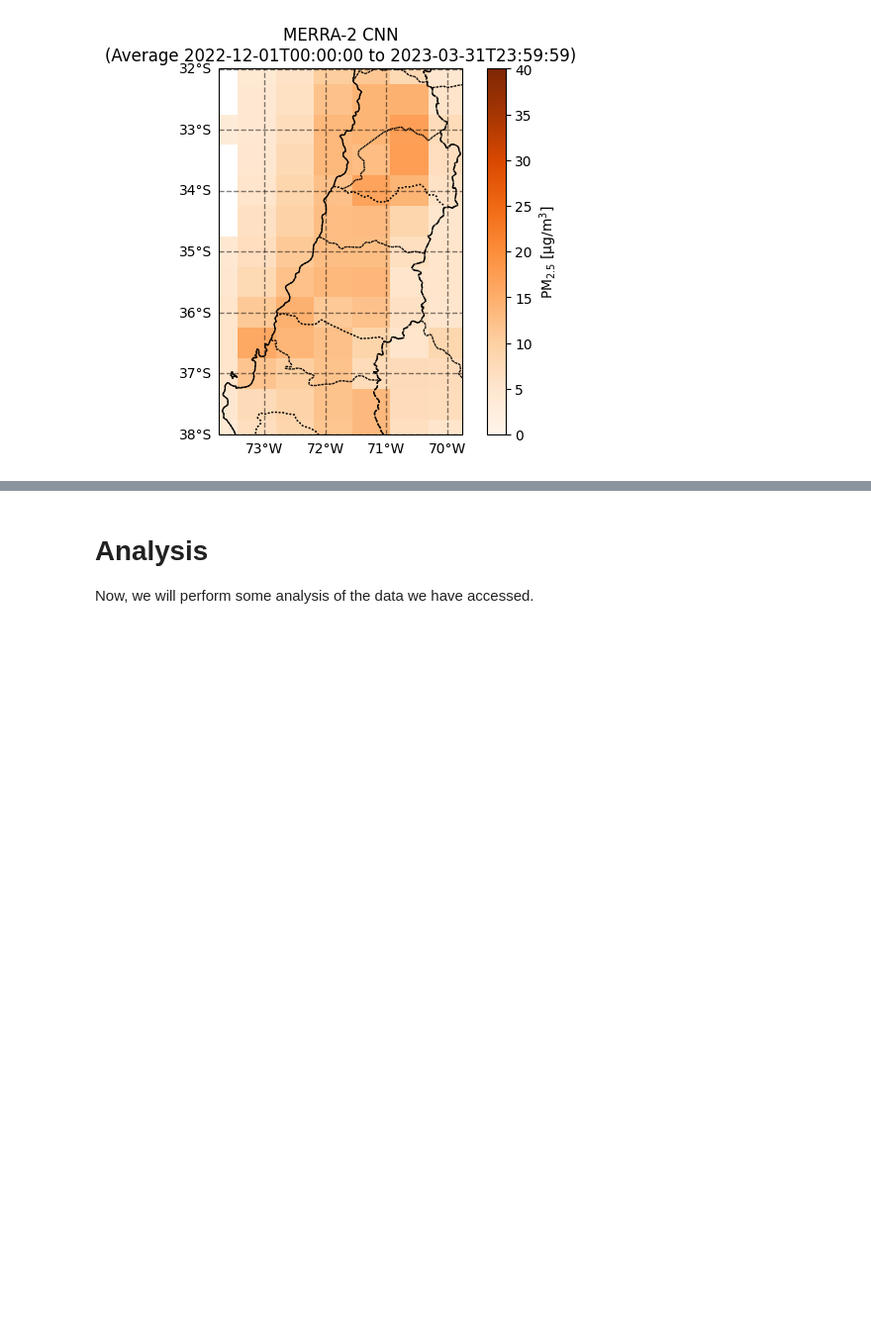
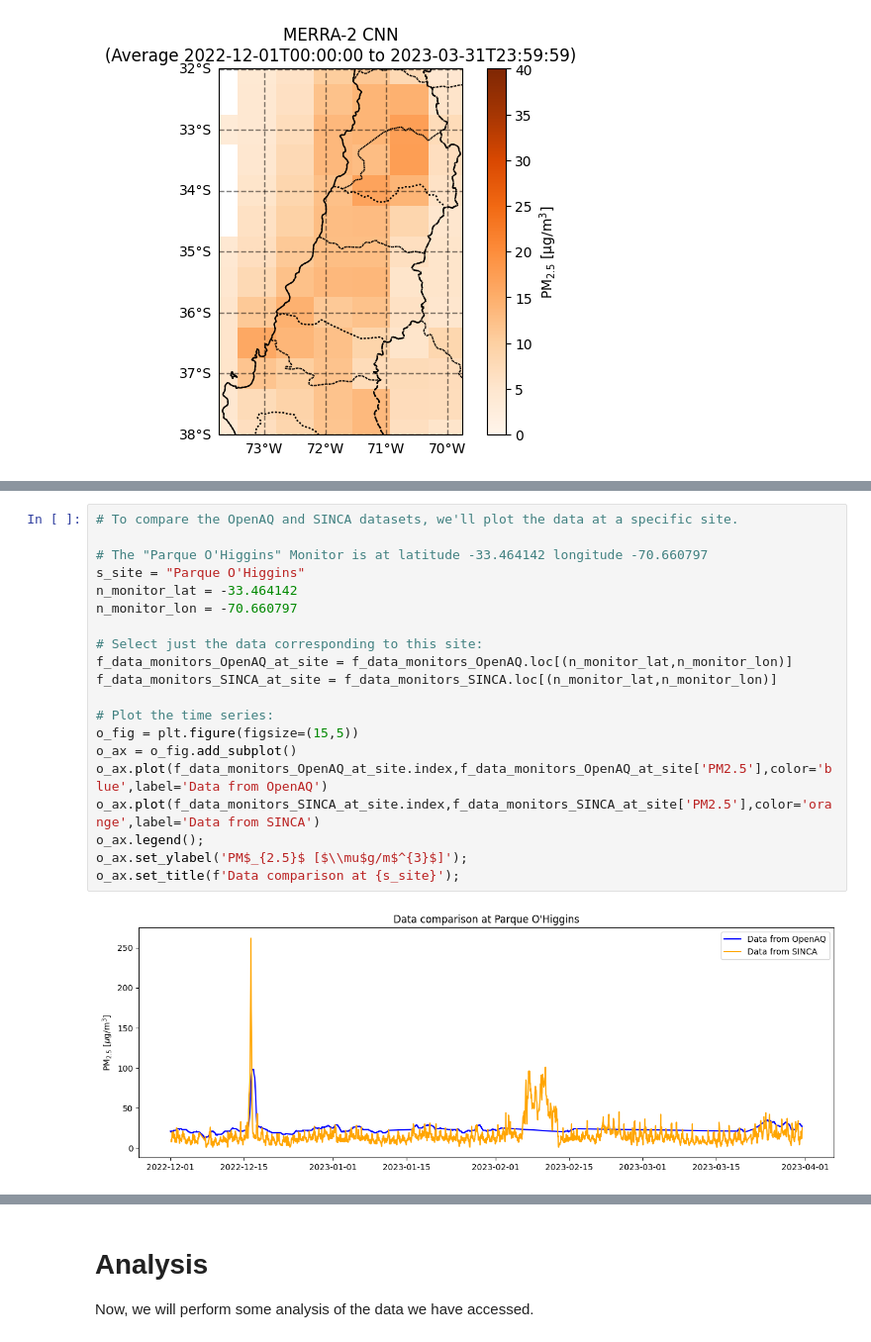
Before and after one commit to NASAARSET/PM2.5_AQ_Online_2026, a Jupyter notebook: code/python/PM2_5_AQ_Online_2026_CaseStudy_EN_complete.ipynb, the cells around one changed output, grey strips where cells are left out. Shown at 99% size. Cells and saved outputs as stored; diff of their text form; blank space fills up the shorter version.

Commit message:
Add files via upload
Modified case study files to compare OpenAQ and SINCA data

```diff
--- a/code/python/PM2_5_AQ_Online_2026_CaseStudy_EN_complete.ipynb
+++ b/code/python/PM2_5_AQ_Online_2026_CaseStudy_EN_complete.ipynb
@@ -865,0 +843,22 @@ OK: [IX] Villarrica (2903 rows)
+# %%
+# To compare the OpenAQ and SINCA datasets, we'll plot the data at a specific site.
+
+# The "Parque O'Higgins" Monitor is at latitude -33.464142 longitude -70.660797
+s_site = "Parque O'Higgins"
+n_monitor_lat = -33.464142
+n_monitor_lon = -70.660797
+
+# Select just the data corresponding to this site:
+f_data_monitors_OpenAQ_at_site = f_data_monitors_OpenAQ.loc[(n_monitor_lat,n_monitor_lon)]
+f_data_monitors_SINCA_at_site = f_data_monitors_SINCA.loc[(n_monitor_lat,n_monitor_lon)]
+
+# Plot the time series:
+o_fig = plt.figure(figsize=(15,5))
+o_ax = o_fig.add_subplot()
+o_ax.plot(f_data_monitors_OpenAQ_at_site.index,f_data_monitors_OpenAQ_at_site['PM2.5'],color='blue',label='Data from OpenAQ')
+o_ax.plot(f_data_monitors_SINCA_at_site.index,f_data_monitors_SINCA_at_site['PM2.5'],color='orange',label='Data from SINCA')
+o_ax.legend();
+o_ax.set_ylabel('PM$_{2.5}$ [$\\mu$g/m$^{3}$]');
+o_ax.set_title(f'Data comparison at {s_site}');
+# %% [output]
+[figure, added]
```
Also changed, not shown: parts of 11 cells of this notebook, 1 other file.
